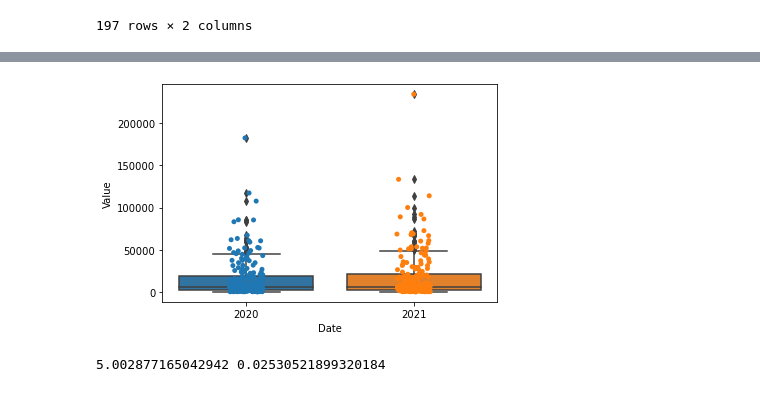
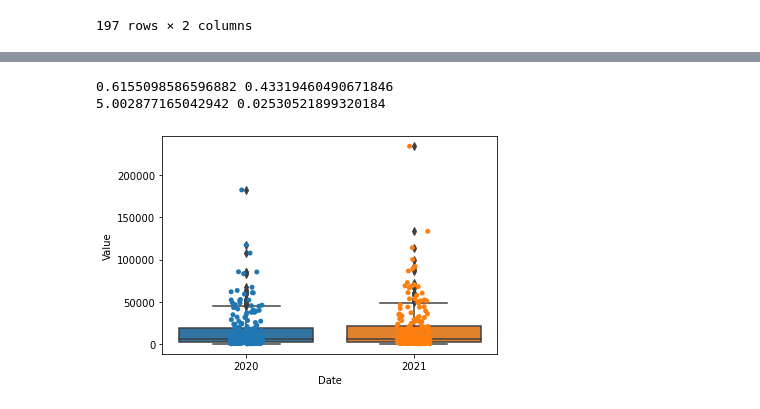
Before and after one commit to StefanRaychev/Data-transformation-techniques, a Jupyter notebook: Data transformation.ipynb, the cells around one changed output, grey strips where cells are left out. Saved outputs shown, nothing was run; the diff lists cells and outputs as text; code cells hidden in the pictures.

```diff
--- a/Data transformation.ipynb
+++ b/Data transformation.ipynb
@@ -639,10 +618,20 @@ df2
-# %%
-ax= sns.boxplot(x='Date',y='Value',data=df2)
-ax = sns.stripplot(x="Date", y="Value",data=df2)
-# %% [output]
-[figure, removed]
-# %%
-test_statistic, p_value = stats.bartlett(df1["2020"], df1["2021"])
-print(test_statistic, p_value)
-# %% [output]
-5.002877165042942 0.02530521899320184
+# %%
+def equality_variance_check (df, column1, column2):
+    tests = [
+        stats.levene,
+        stats.bartlett
+    ]
+
+    for test in tests:
+        test_statistic, p_value = test(df[column1], df[column2])
+        print(test_statistic, p_value)
+
+    df_variance = df.melt(var_name="Date", value_name="Value")
+    ax= sns.boxplot(x='Date',y='Value',data=df_variance)
+    ax = sns.stripplot(x="Date", y="Value",data=df_variance)
+# %%
+equality_variance_check(df1, "2020", "2021")
+# %% [output]
+0.6155098586596882 0.43319460490671846
+5.002877165042942 0.02530521899320184
+[figure, added]
```
Also changed, not shown: parts of 2 cells of this notebook.
